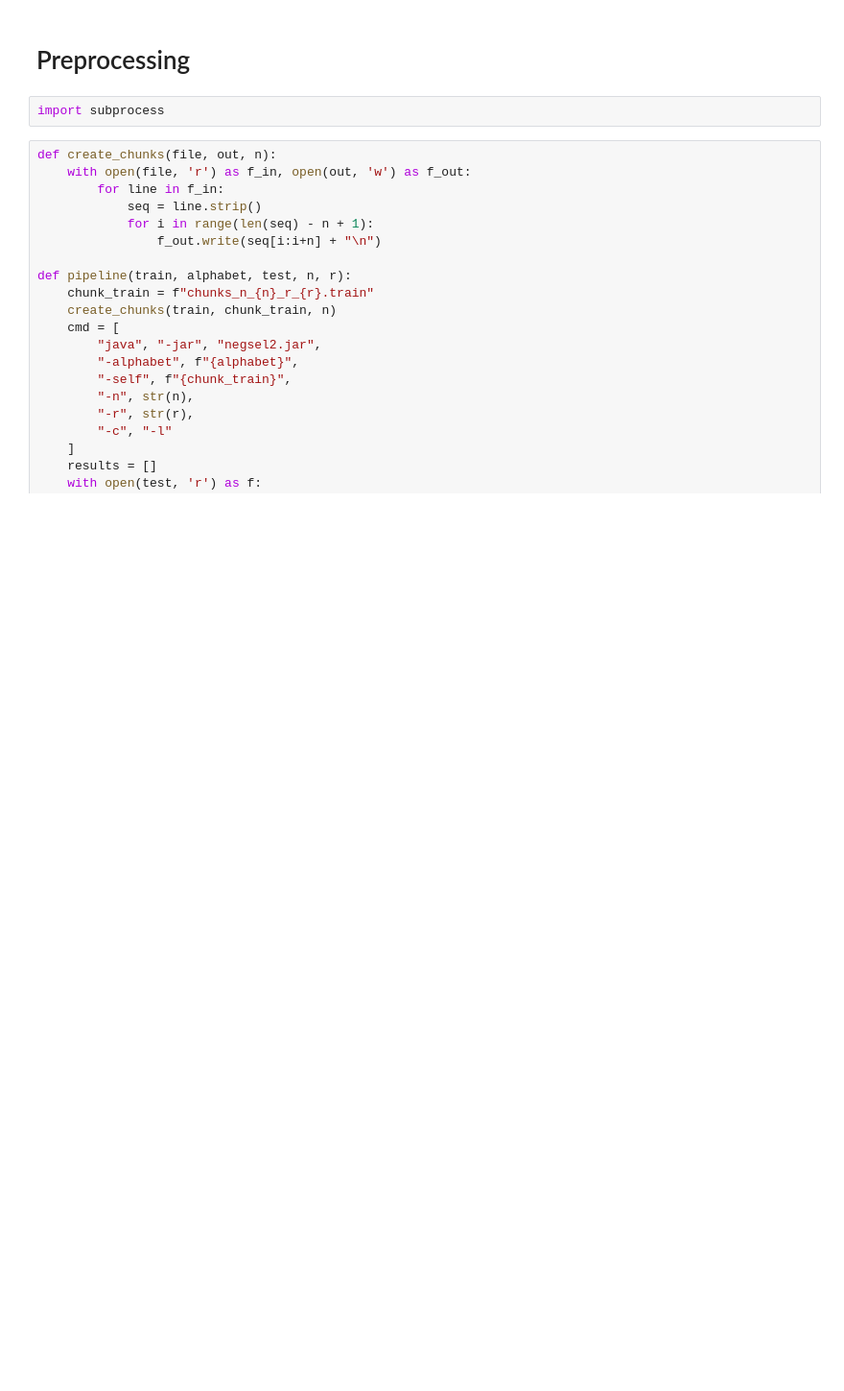
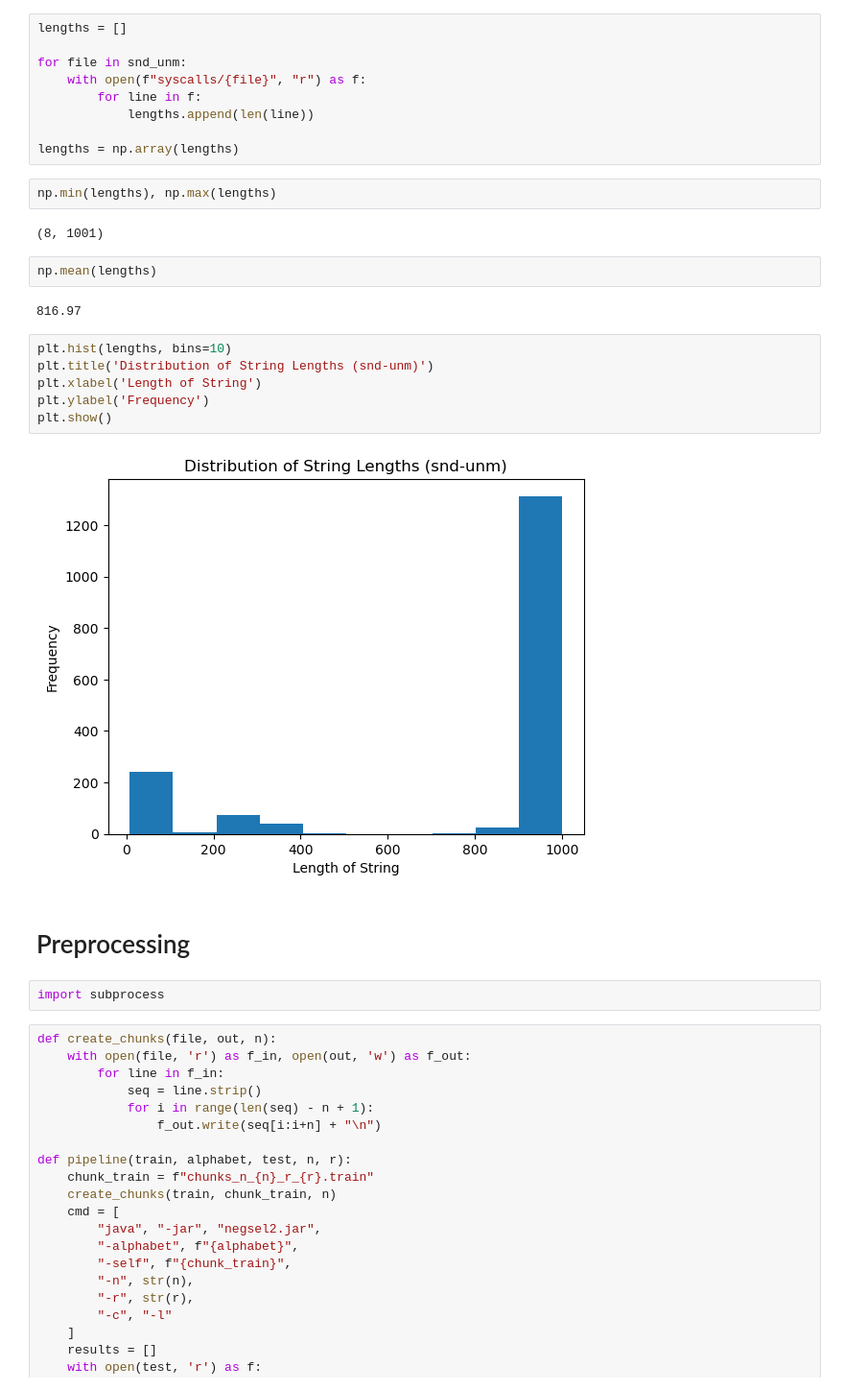
Before and after one commit to VictoriousGladiator/NaturalComputing, a Jupyter notebook: A2/negative-selection/part2.ipynb, the cells around one changed output. Shown at 96% size. Drawn from its saved outputs; the diff is of its cells as text; blank space fills up the shorter version.

```diff
--- a/A2/negative-selection/part2.ipynb
+++ b/A2/negative-selection/part2.ipynb
@@ -1,3 +60,28 @@
+# %%
+lengths = []
+
+for file in snd_unm:
+    with open(f"syscalls/{file}", "r") as f:
+        for line in f:
+            lengths.append(len(line))
+
+lengths = np.array(lengths)
+# %%
+np.min(lengths), np.max(lengths)
+# %% [output]
+(8, 1001)
+# %%
+np.mean(lengths)
+# %% [output]
+816.97
+# %%
+plt.hist(lengths, bins=10)
+plt.title('Distribution of String Lengths (snd-unm)')
+plt.xlabel('Length of String')
+plt.ylabel('Frequency')
+plt.show()
+# %% [output]
+[figure, added]
 # %% [markdown]
 # Preprocessing
 # %%
```
Also changed, not shown: parts of 10 cells of this notebook.
